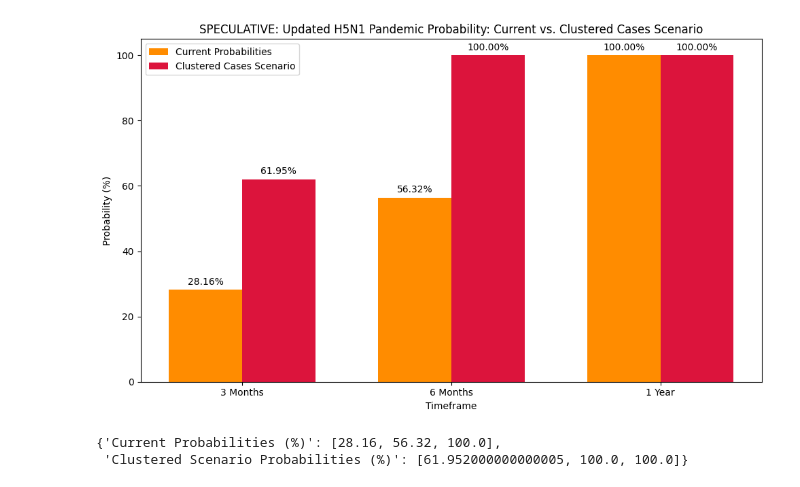
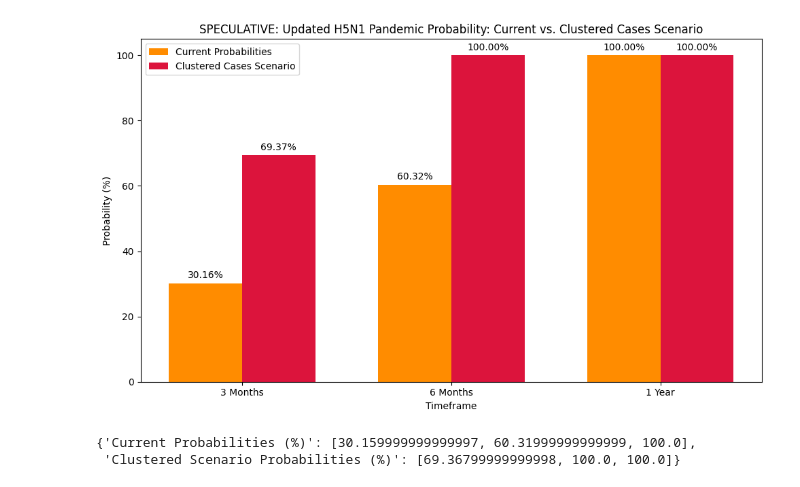
Before and after one commit to RacheleRice/h5n1_pandy_probability, a Jupyter notebook: 1_11_25_h5n1.ipynb, the cells around one changed output. Cells and saved outputs as stored; diff of their text form; code cells hidden in the pictures.

Commit message:
factoring in 1.9.25 backyard flock - MI with 1 sympomatic case suppected to be H5N1 and 10 in quarantine for 10 days under observation (D1.1 - potential)

```diff
--- a/1_11_25_h5n1.ipynb
+++ b/1_11_25_h5n1.ipynb
@@ -12,7 +12,7 @@ import matplotlib.pyplot as plt
 prior_pandemic = 0.10  # Adjusted due to the first U.S. death and increased human cases
 likelihood_spread = 0.85  # Higher risk due to undetected sources of infection and increased animal infections
 new_evidence_factor = 0.96  # Strong evidence from recent human and animal cases
-global_spread_factor = 0.20  # Elevated risk with continued global spread and animal infections
+global_spread_factor = 0.22  # Elevated global spread risk dt potential asymptomatic cases/undetected transmission
 
 # Updated probabilities using Bayesian adjustment
 prob_3_months = (prior_pandemic * likelihood_spread * new_evidence_factor) + global_spread_factor
@@ -25,7 +25,7 @@ prob_6_months = min(prob_6_months, 1.0)
 prob_1_year = min(prob_1_year, 1.0)
 
 # Clustered cases scenario
-cluster_multiplier = 2.2  # Increased likelihood due to observed clusters and severe animal outbreaks
+cluster_multiplier = 2.3  # Increased likelihood due to MI flock update 1.9.25
 prob_3_months_cluster = prob_3_months * cluster_multiplier
 prob_6_months_cluster = prob_6_months * cluster_multiplier
 prob_1_year_cluster = prob_1_year * cluster_multiplier
@@ -51,33 +51,33 @@ bar_width = 0.35
 
 # Bar chart for current probabilities
 bars1 = plt.bar(index, current_probabilities, bar_width, label='Current Probabilities', color='darkorange')
 
 # Bar chart for clustered scenario
 bars2 = plt.bar(index + bar_width, cluster_probabilities, bar_width, label='Clustered Cases Scenario', color='crimson')
 
 # Chart details
 plt.title('SPECULATIVE: Updated H5N1 Pandemic Probability: Current vs. Clustered Cases Scenario')
 plt.ylabel('Probability (%)')
 plt.xlabel('Timeframe')
 plt.xticks(index + bar_width / 2, timeframes)
 plt.ylim(0, 105)
 plt.legend()
 
 # Add value labels
 for bars, values in zip([bars1, bars2], [current_probabilities, cluster_probabilities]):
     for bar, value in zip(bars, values):
         yval = bar.get_height()
         plt.text(bar.get_x() + bar.get_width()/2, yval + 1, f'{yval:.2f}%', ha='center', va='bottom')
 
 plt.tight_layout()
 plt.show()
 
 # Output updated probabilities for record
 {
     "Current Probabilities (%)": current_probabilities,
     "Clustered Scenario Probabilities (%)": cluster_probabilities
 }
 # %% [output]
-[figure, old version]
+[figure, new version]
-{'Current Probabilities (%)': [28.16, 56.32, 100.0],
- 'Clustered Scenario Probabilities (%)': [61.952000000000005, 100.0, 100.0]}
+{'Current Probabilities (%)': [30.159999999999997, 60.31999999999999, 100.0],
+ 'Clustered Scenario Probabilities (%)': [69.36799999999998, 100.0, 100.0]}
```
